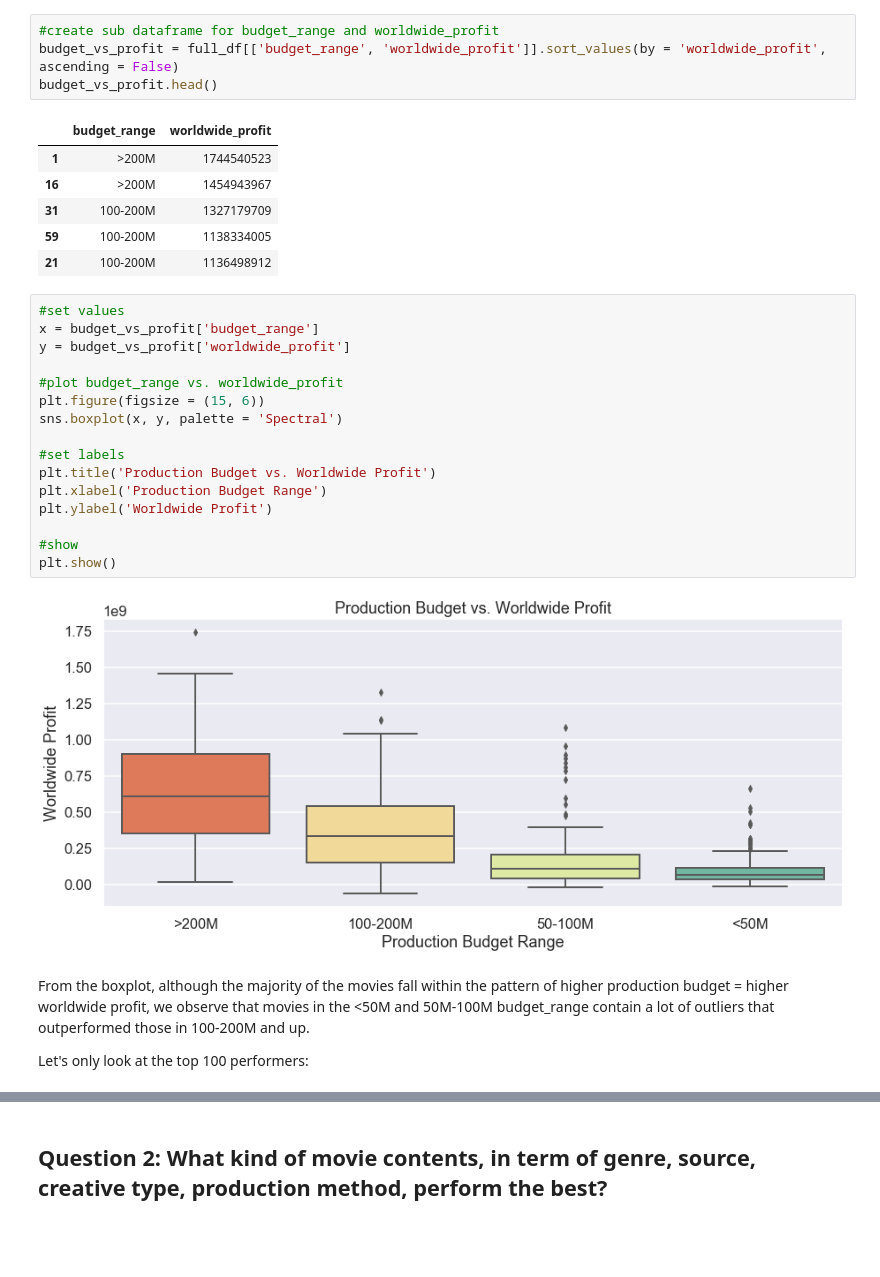
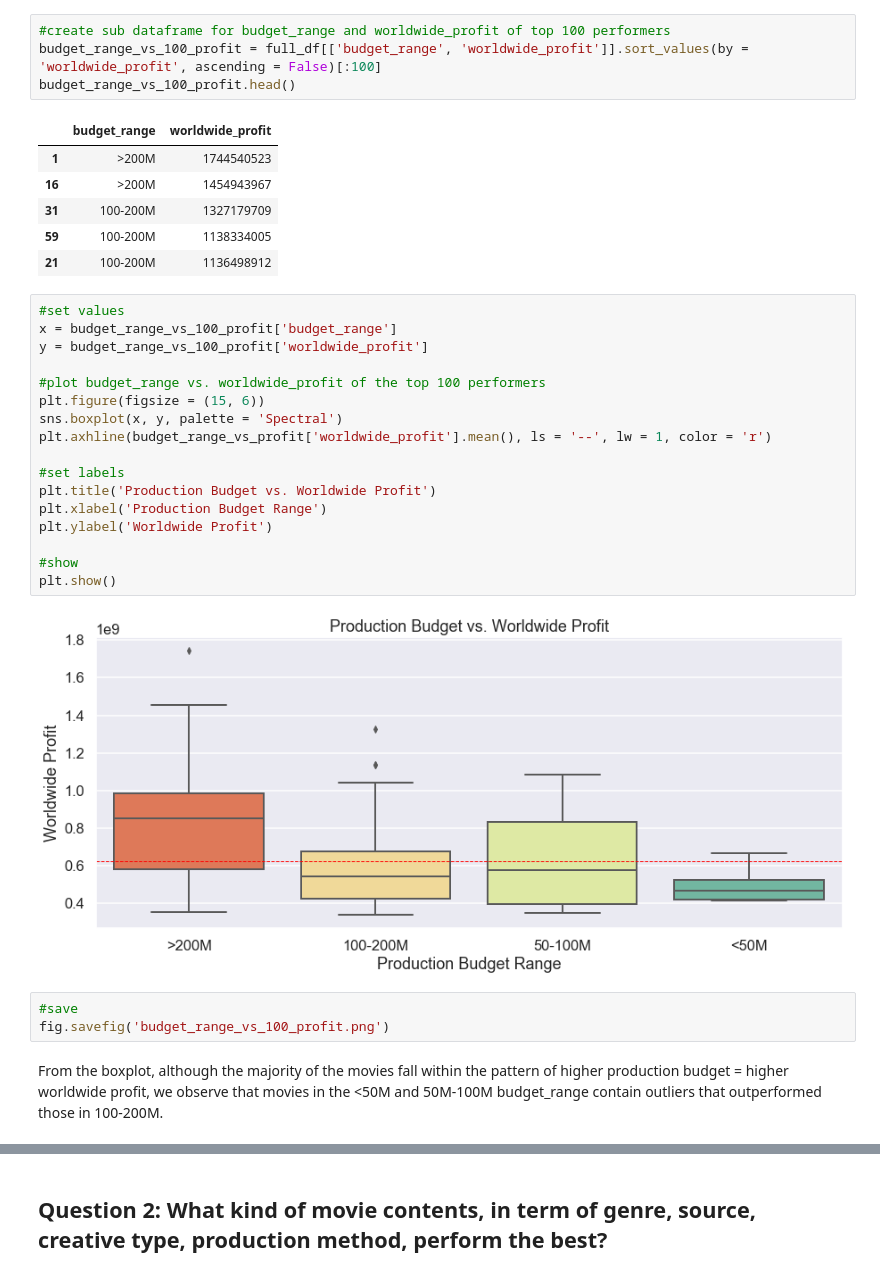
Before and after one commit to baotramduong/Porfolio_Project_The_Movie_Industry, a Jupyter notebook: Part III - Data Analysis & Visualization, Actionable Insight, Conclusion & Future Works.ipynb, the cells around one changed output, grey strips where cells are left out. Cells and saved outputs as stored; diff of their text form; blank space fills up the shorter version.

```diff
--- a/Part III - Data Analysis & Visualization, Actionable Insight, Conclusion & Future Works.ipynb
+++ b/Part III - Data Analysis & Visualization, Actionable Insight, Conclusion & Future Works.ipynb
@@ -219,7 +253,7 @@ Examine how Production Budget performs
 # %%
-#create sub dataframe for budget_range and worldwide_profit
-budget_vs_profit = full_df[['budget_range', 'worldwide_profit']].sort_values(by = 'worldwide_profit', ascending = False)
-budget_vs_profit.head()
+#create sub dataframe for budget_range and worldwide_profit of top 100 performers
+budget_range_vs_100_profit = full_df[['budget_range', 'worldwide_profit']].sort_values(by = 'worldwide_profit', ascending = False)[:100]
+budget_range_vs_100_profit.head()
 # %% [output]
 |  | budget_range | worldwide_profit |
 | 1 | >200M | 1744540523 |
@@ -229,23 +263,25 @@ budget_vs_profit.head()
 | 21 | 100-200M | 1136498912 |
 # %%
 #set values
-x = budget_vs_profit['budget_range']
-y = budget_vs_profit['worldwide_profit']
+x = budget_range_vs_100_profit['budget_range']
+y = budget_range_vs_100_profit['worldwide_profit']
 
-#plot budget_range vs. worldwide_profit
+#plot budget_range vs. worldwide_profit of the top 100 performers
 plt.figure(figsize = (15, 6))
 sns.boxplot(x, y, palette = 'Spectral')
+plt.axhline(budget_range_vs_profit['worldwide_profit'].mean(), ls = '--', lw = 1, color = 'r')
 
 #set labels
 plt.title('Production Budget vs. Worldwide Profit')
 plt.xlabel('Production Budget Range')
 plt.ylabel('Worldwide Profit')
 
 #show
 plt.show()
 # %% [output]
-[figure, old version]
+[figure, new version]
+# %%
+#save
+fig.savefig('budget_range_vs_100_profit.png')
 # %% [markdown]
-From the boxplot, although the majority of the movies fall within the pattern of higher production budget = higher worldwide profit, we observe that movies in the <50M and 50M-100M budget_range contain a lot of outliers that outperformed those in 100-200M and up.
-
-Let's only look at the top 100 performers:
+From the boxplot, although the majority of the movies fall within the pattern of higher production budget = higher worldwide profit, we observe that movies in the <50M and 50M-100M budget_range contain outliers that outperformed those in 100-200M.
```
Also changed, not shown: parts of 38 cells of this notebook, 1 other file.
